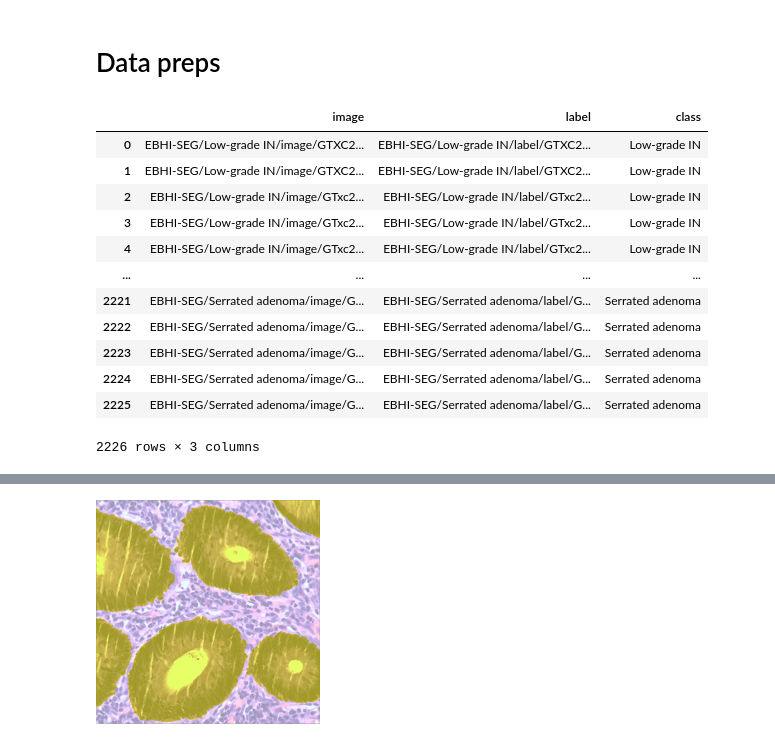
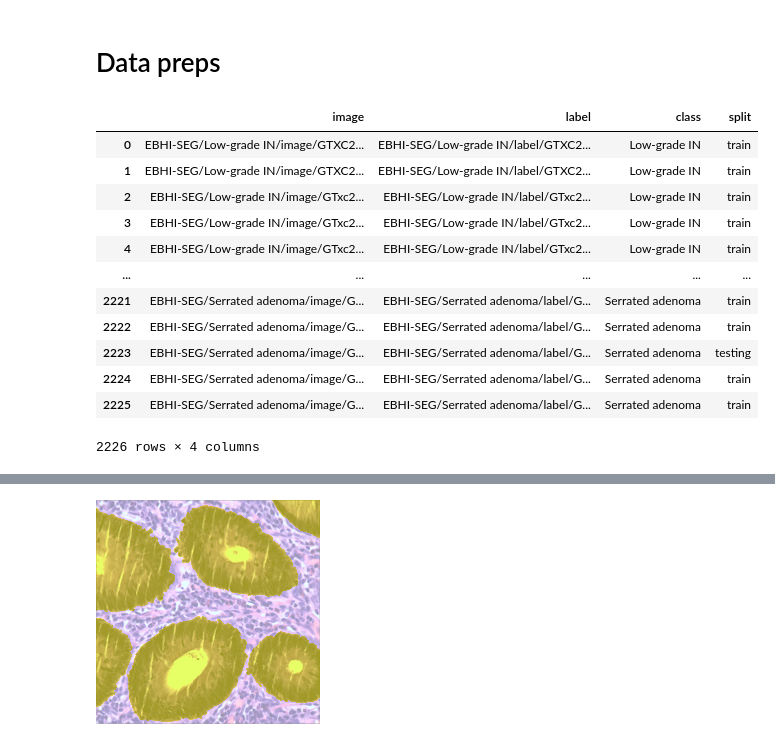
Before and after one commit to DickyAdi/colRectalSegm, a Jupyter notebook: colorectalSegm.ipynb, the cells around one changed output, grey strips where cells are left out. Cells and saved outputs as stored; diff of their text form; code cells hidden in the pictures.

Commit message:
using pre-splitted dataset

```diff
--- a/colorectalSegm.ipynb
+++ b/colorectalSegm.ipynb
@@ -114,19 +134,19 @@ df.to_csv('imageLabel.csv', index=False)
 # Data preps
 # %%
 df = pd.read_csv('imageLabel.csv')
-df.drop(df.columns[0], axis=1, inplace=True)
+# df.drop(df.columns[0], axis=1, inplace=True)
 df
 # %% [output]
-|  | image | label | class |
-| 0 | EBHI-SEG/Low-grade IN/image/GTXC2... | EBHI-SEG/Low-grade IN/label/GTXC2... | Low-grade IN |
-| 1 | EBHI-SEG/Low-grade IN/image/GTXC2... | EBHI-SEG/Low-grade IN/label/GTXC2... | Low-grade IN |
-| 2 | EBHI-SEG/Low-grade IN/image/GTxc2... | EBHI-SEG/Low-grade IN/label/GTxc2... | Low-grade IN |
-| 3 | EBHI-SEG/Low-grade IN/image/GTxc2... | EBHI-SEG/Low-grade IN/label/GTxc2... | Low-grade IN |
-| 4 | EBHI-SEG/Low-grade IN/image/GTxc2... | EBHI-SEG/Low-grade IN/label/GTxc2... | Low-grade IN |
-| ... | ... | ... | ... |
-| 2221 | EBHI-SEG/Serrated adenoma/image/G... | EBHI-SEG/Serrated adenoma/label/G... | Serrated adenoma |
-| 2222 | EBHI-SEG/Serrated adenoma/image/G... | EBHI-SEG/Serrated adenoma/label/G... | Serrated adenoma |
-| 2223 | EBHI-SEG/Serrated adenoma/image/G... | EBHI-SEG/Serrated adenoma/label/G... | Serrated adenoma |
-| 2224 | EBHI-SEG/Serrated adenoma/image/G... | EBHI-SEG/Serrated adenoma/label/G... | Serrated adenoma |
-| 2225 | EBHI-SEG/Serrated adenoma/image/G... | EBHI-SEG/Serrated adenoma/label/G... | Serrated adenoma |
+|  | image | label | class | split |
+| 0 | EBHI-SEG/Low-grade IN/image/GTXC2... | EBHI-SEG/Low-grade IN/label/GTXC2... | Low-grade IN | train |
+| 1 | EBHI-SEG/Low-grade IN/image/GTXC2... | EBHI-SEG/Low-grade IN/label/GTXC2... | Low-grade IN | train |
+| 2 | EBHI-SEG/Low-grade IN/image/GTxc2... | EBHI-SEG/Low-grade IN/label/GTxc2... | Low-grade IN | train |
+| 3 | EBHI-SEG/Low-grade IN/image/GTxc2... | EBHI-SEG/Low-grade IN/label/GTxc2... | Low-grade IN | train |
+| 4 | EBHI-SEG/Low-grade IN/image/GTxc2... | EBHI-SEG/Low-grade IN/label/GTxc2... | Low-grade IN | train |
+| ... | ... | ... | ... | ... |
+| 2221 | EBHI-SEG/Serrated adenoma/image/G... | EBHI-SEG/Serrated adenoma/label/G... | Serrated adenoma | train |
+| 2222 | EBHI-SEG/Serrated adenoma/image/G... | EBHI-SEG/Serrated adenoma/label/G... | Serrated adenoma | train |
+| 2223 | EBHI-SEG/Serrated adenoma/image/G... | EBHI-SEG/Serrated adenoma/label/G... | Serrated adenoma | testing |
+| 2224 | EBHI-SEG/Serrated adenoma/image/G... | EBHI-SEG/Serrated adenoma/label/G... | Serrated adenoma | train |
+| 2225 | EBHI-SEG/Serrated adenoma/image/G... | EBHI-SEG/Serrated adenoma/label/G... | Serrated adenoma | train |
-2226 rows × 3 columns
+2226 rows × 4 columns
```
Also changed, not shown: parts of 10 cells of this notebook, 1 other file.
